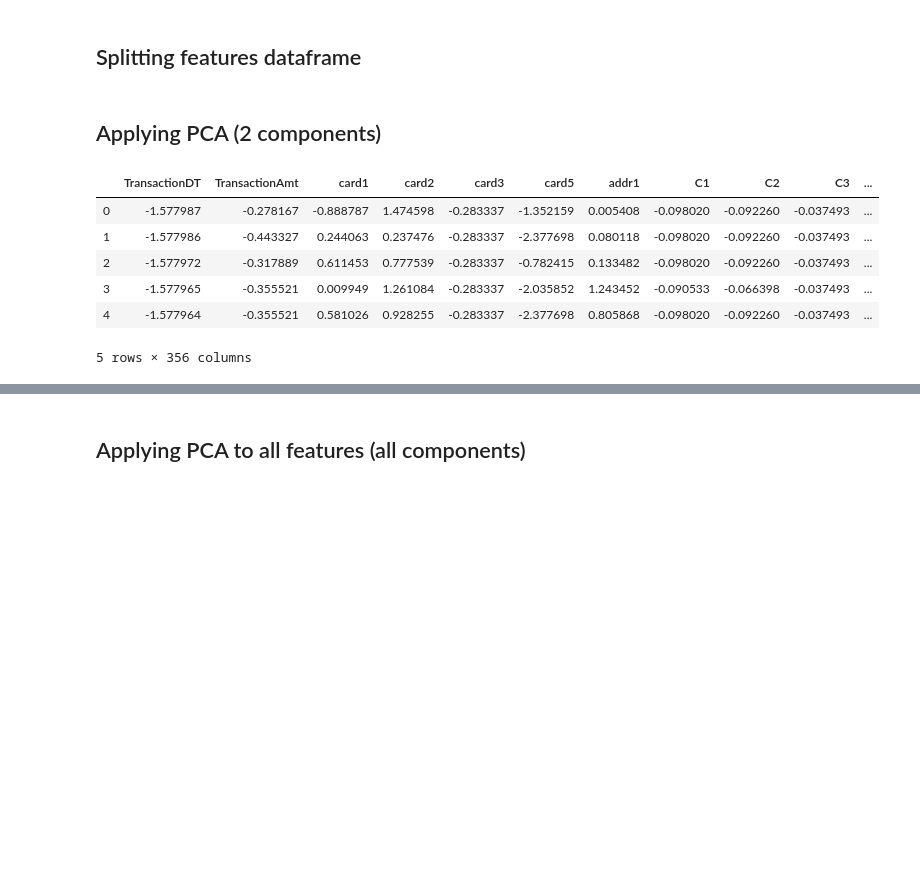
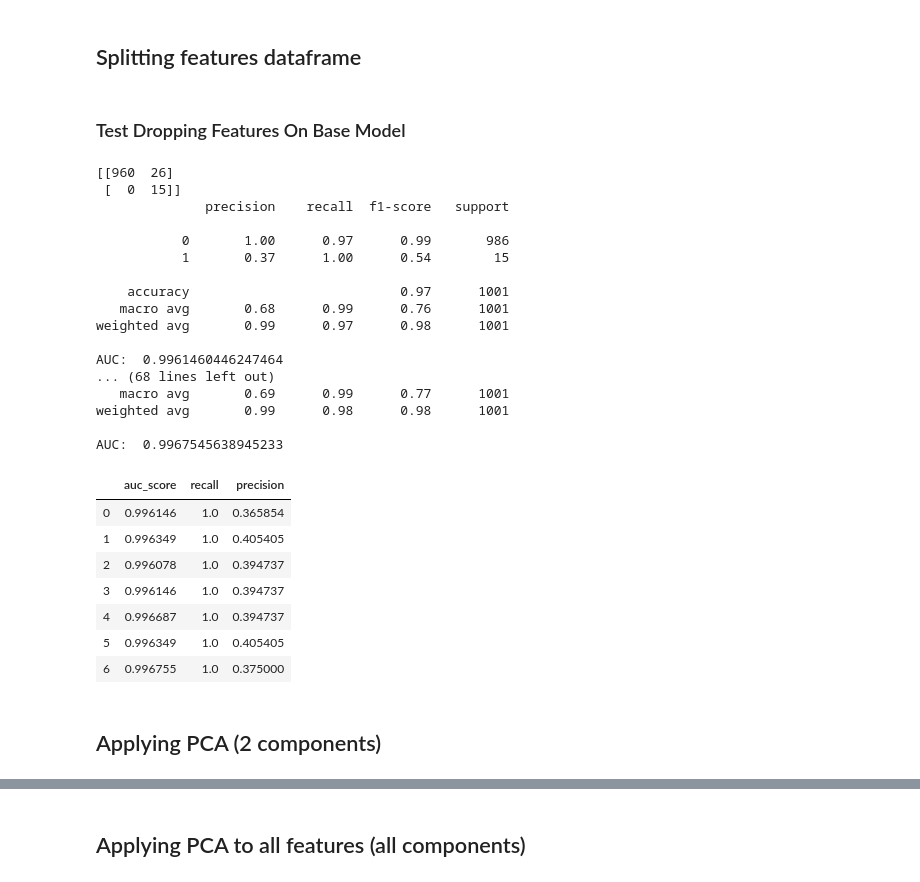
Before and after one commit to kirahman2/fraud_detection, a Jupyter notebook: Fraud Detection EDA.ipynb, the cells around one changed output, grey strips where cells are left out. Drawn from its saved outputs; the diff is of its cells as text; code cells hidden in the pictures; blank space fills up the shorter version.

Commit message:
Testing dropping columns.

```diff
--- a/Fraud Detection EDA.ipynb
+++ b/Fraud Detection EDA.ipynb
@@ -186,7 +189,7 @@ class Preprocessing:
         df_temp = pp.df_train
         for val in col_cat:
             total_unique_val = pp.df_train[val].unique().shape[0]
-            if len(df_temp[val].unique()) < 100:
+            if len(df_temp[val].unique()) < 10:
                 print('dummies encoded: ' + str(val) + ' unique ' + str(total_unique_val))
                 df_dumm = pd.get_dummies(df_temp[val], prefix=val, drop_first=True)
                 df_temp = df_temp.drop(val,axis=1)
@@ -300,3 +303,5 @@ X = pp.df_train.drop(col_target, axis=1)
 X = X.drop(col_id, axis=1)
 y = pp.df_train[col_target]
 X_train, X_test, y_train, y_test = train_test_split(X, y, test_size=.1, random_state=42)
+# %% [markdown]
+### Test Dropping Features On Base Model
@@ -303,17 +325,76 @@ X_train, X_test, y_train, y_test = train_test_split(X, y, test_size=.1, random_s
+# %%
+# Testing dropping columns
+model_lr_results = pd.DataFrame()
+model_recall = []
+model_precision = []
+model_auc_score = []
+
+for col in ['addr1', 'addr2', 'P_emaildomain', 'card1', 'card2', 'card3', 'card5']:
+    X_drop = X.drop(col, axis=1)
+    X_drop = X_drop.loc[:1000,:]
+    y_drop = y[:1001]
+
+    scaled_X = StandardScaler().fit_transform(X_drop)
+    # pca
+    pca = PCA()
+    pcomponents = pca.fit_transform(scaled_X)
+    X_pca = pd.DataFrame(data=pcomponents)
+    # split
+    X_train2, X_test2, y_train2, y_test2 = train_test_split(X_pca, y_drop, test_size=0.1, random_state=42)
+    # smote
+    sm = SMOTE(random_state=42, ratio=1.0, n_jobs=-1)
+    X_train_res, y_train_res = sm.fit_sample(X_train2, y_train2)
+    # model fit
+    model_lr_pca = LogisticRegression(random_state=42)
+    model_lr_pca.fit(X_train_res, y_train_res)
+    # predict
+    y_pred_prob = model_lr_pca.predict_proba(X_pca)
+    y_pred_class = binarize(y_pred_prob, 0.5)[:,1]
+    # scoring
+    model_recall.append(recall_score(y_drop, y_pred_class))
+    model_precision.append(precision_score(y_drop, y_pred_class))
+    model_auc_score.append(roc_auc_score(y_drop, y_pred_prob[:,1]))
+    print(confusion_matrix(y_drop, y_pred_class))
+    print(classification_report(y_drop, y_pred_class))
+    print('AUC: ', roc_auc_score(y_drop, y_pred_prob[:,1]))
+
+model_recall = pd.Series(model_recall, name='recall')
+model_precision = pd.Series(model_precision, name='precision')
+model_auc_score = pd.Series(model_auc_score, name='auc_score')
+model_results_final = pd.concat([model_auc_score, model_recall, model_precision],axis=1)
+model_results_final
+# %% [output]
+[[960  26]
+ [  0  15]]
+              precision    recall  f1-score   support
+
+           0       1.00      0.97      0.99       986
+           1       0.37      1.00      0.54        15
+
+    accuracy                           0.97      1001
+   macro avg       0.68      0.99      0.76      1001
+weighted avg       0.99      0.97      0.98      1001
+
+AUC:  0.9961460446247464
+... (68 lines left out)
+   macro avg       0.69      0.99      0.77      1001
+weighted avg       0.99      0.98      0.98      1001
+
+AUC:  0.9967545638945233
+|  | auc_score | recall | precision |
+| 0 | 0.996146 | 1.0 | 0.365854 |
+| 1 | 0.996349 | 1.0 | 0.405405 |
+| 2 | 0.996078 | 1.0 | 0.394737 |
+| 3 | 0.996146 | 1.0 | 0.394737 |
+| 4 | 0.996687 | 1.0 | 0.394737 |
+| 5 | 0.996349 | 1.0 | 0.405405 |
+| 6 | 0.996755 | 1.0 | 0.375000 |
 # %% [markdown]
 ## Applying PCA (2 components)
 # %%
 # standardizing our data, which is required for PCA.
 scaled_X = StandardScaler().fit_transform(X)
 pd.DataFrame(scaled_X, columns=X.columns).head()
-# %% [output]
-|  | TransactionDT | TransactionAmt | card1 | card2 | card3 | card5 | addr1 | C1 | C2 | C3 | ... |
-| 0 | -1.577987 | -0.278167 | -0.888787 | 1.474598 | -0.283337 | -1.352159 | 0.005408 | -0.098020 | -0.092260 | -0.037493 | ... |
-| 1 | -1.577986 | -0.443327 | 0.244063 | 0.237476 | -0.283337 | -2.377698 | 0.080118 | -0.098020 | -0.092260 | -0.037493 | ... |
-| 2 | -1.577972 | -0.317889 | 0.611453 | 0.777539 | -0.283337 | -0.782415 | 0.133482 | -0.098020 | -0.092260 | -0.037493 | ... |
-| 3 | -1.577965 | -0.355521 | 0.009949 | 1.261084 | -0.283337 | -2.035852 | 1.243452 | -0.090533 | -0.066398 | -0.037493 | ... |
-| 4 | -1.577964 | -0.355521 | 0.581026 | 0.928255 | -0.283337 | -2.377698 | 0.805868 | -0.098020 | -0.092260 | -0.037493 | ... |
-5 rows × 356 columns
 # %%
 # PCA instantiate and fit
 pca = PCA(n_components=2)
```
Also changed, not shown: parts of 27 cells of this notebook.
